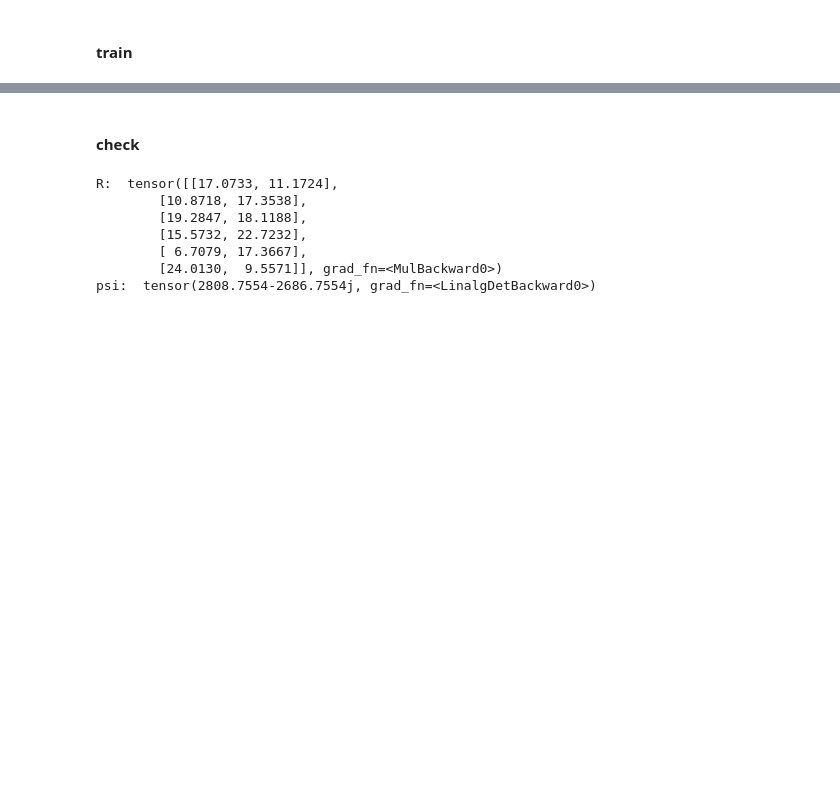
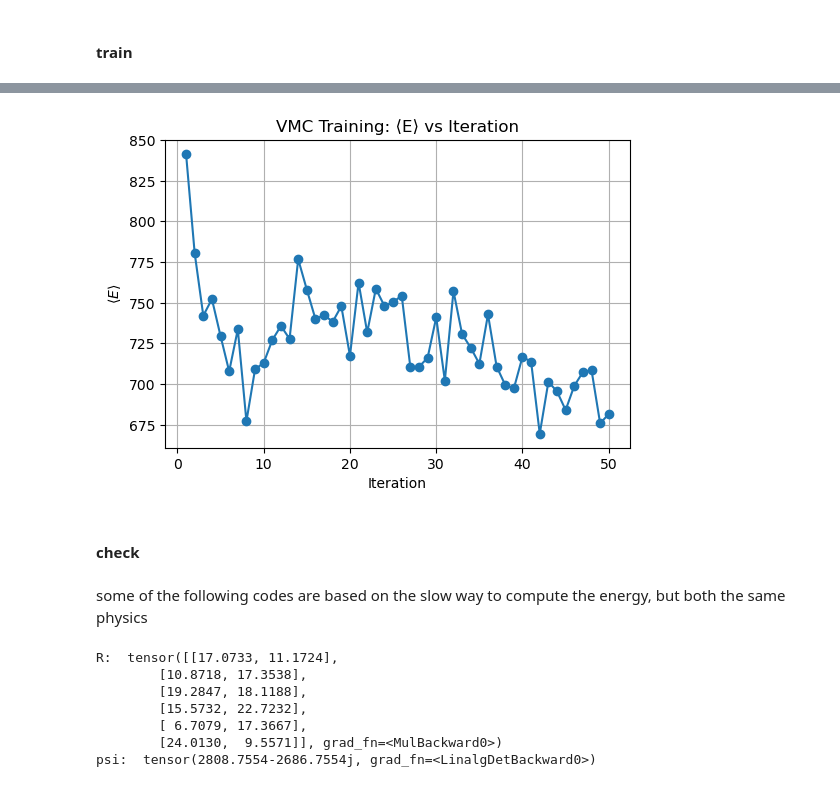
Before and after one commit to LexuZhao/SelfAttentionNN_VMC, a Jupyter notebook: run_slaternet.ipynb, the cells around one changed output, grey strips where cells are left out. Drawn from its saved outputs; the diff is of its cells as text; code cells hidden in the pictures; blank space fills up the shorter version.

```diff
--- a/run_slaternet.ipynb
+++ b/run_slaternet.ipynb
@@ -505,0 +585,9 @@ Iter   1/ 20 | <E> = 822.342285 meV | lr = 1.000e+01
+# %%
+# train to save and plot results
+net = SlaterNet(a_m, N_e, L=64, num_layers=3).to(device) #-----number layers: 3; Perceptron dim: 64
+trained_net = train_vmc_and_return_history(net,
+                        n_iter=50, # paper says 150000 ------- Training iterations
+                        n_walkers=16,
+                        n_steps=256,
+                        step_size=0.05,
+                        )
@@ -506,5 +612,30 @@ Iter   1/ 20 | <E> = 822.342285 meV | lr = 1.000e+01
+# %%
+# Convert to a DataFrame and save:
+df = pd.DataFrame({
+    'iteration': list(range(1, len(trained_net) + 1)),
+    'energy': trained_net
+})
+
+# df.to_csv('vmc_energy_history.csv', index=False)
+# print("Saved energy history to vmc_energy_history.csv")
+
+# # If you later want to re‐plot without re‐training, just reload:
+# df = pd.read_csv('vmc_energy_history.csv')
+
+
+plt.figure(figsize=(6,4))
+plt.plot(df['iteration'], df['energy'], marker='o')
+plt.xlabel('Iteration')
+plt.ylabel(r'$\langle E \rangle$')
+plt.title('VMC Training: ⟨E⟩ vs Iteration')
+plt.grid(True)
+plt.show()
+# %% [output]
+[figure, added]
 # %% [markdown]
 #### check
+# %% [markdown]
+some of the following codes are based on the slow way to compute the energy, but both the same physics
 # %%
 net = SlaterNet(a_m, N_e, L=64, num_layers=3).to(device) #-----number layers: 3; Perceptron dim: 64
 R = torch.rand(N_e, 2, device=device, requires_grad=True) * (n_sup * a_m)
```
Also changed, not shown: parts of 6 cells of this notebook, 1 other file.
